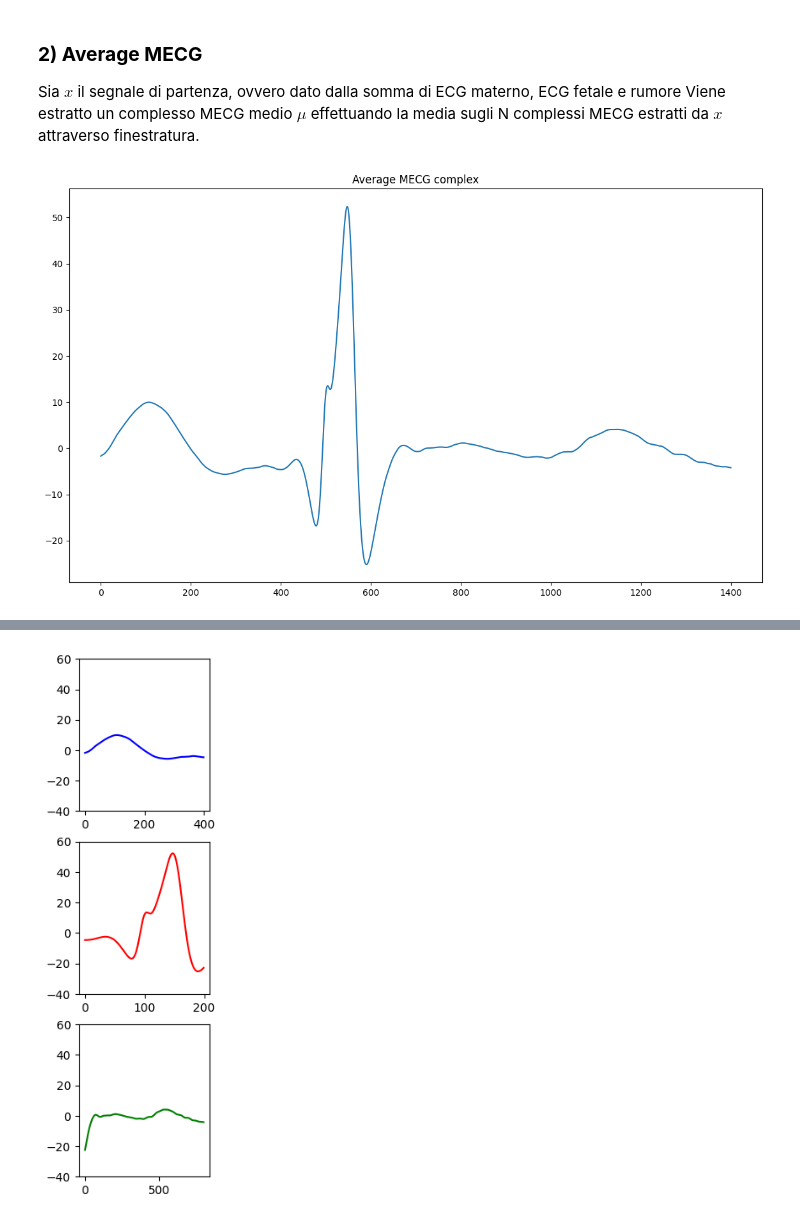
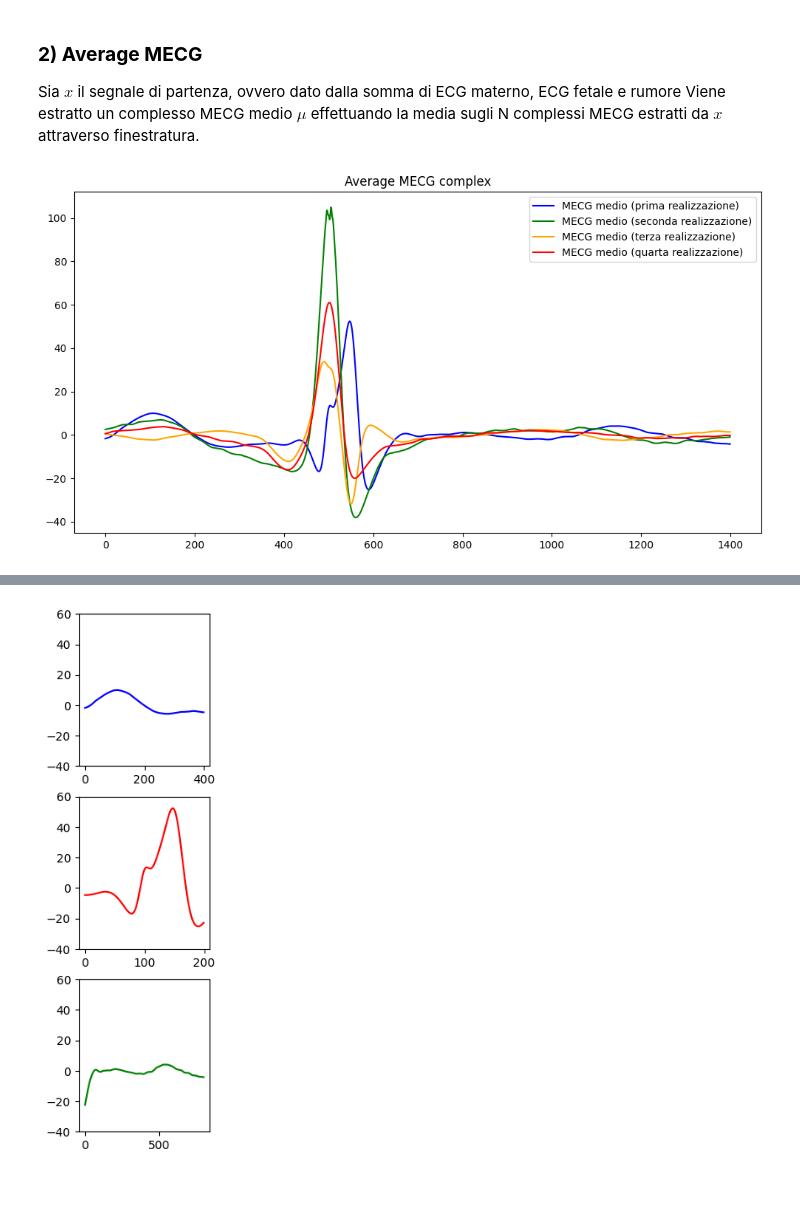
Before and after one commit to EmanueleGiavardi/BSP_project, a Jupyter notebook: test.ipynb, the cells around one changed output, grey strips where cells are left out. Cells and saved outputs as stored; diff of their text form; code cells hidden in the pictures; blank space fills up the shorter version.

Commit message:
estesa procedura di cancellazione dell'MECG a tutti i canali

```diff
--- a/test.ipynb
+++ b/test.ipynb
@@ -362,18 +359,8 @@ La finestra avrà una durata di 1.40 s, di cui
 - 0.25 prima del picco QRS
 - 0.45 dopo il picco QRS
 # %%
-MECGs = []
-
 P_wave_duration_seconds = 0.20
 T_wave_duration_seconds = 0.40
 
 samples_before_QRS = (P_wave_duration_seconds + duration_template_seconds/2) * new_sf
 samples_after_QRS = (T_wave_duration_seconds + duration_template_seconds/2) * new_sf
-
-x = upsampled_SP[0]
-
-for qrs_peak in peaks:
-    if (qrs_peak - samples_before_QRS > 0 and qrs_peak + samples_after_QRS < len(x)):
-        window = x[int(qrs_peak - samples_before_QRS):int(qrs_peak + samples_after_QRS)]
-        #print(qrs_peak - samples_before_QRS, qrs_peak + samples_after_QRS)
-        MECGs.append(window)
@@ -382,15 +407,30 @@ for qrs_peak in peaks:
 
 Sia $x$ il segnale di partenza, ovvero dato dalla somma di ECG materno, ECG fetale e rumore
 Viene estratto un complesso MECG medio $μ$ effettuando la media sugli N complessi MECG estratti da $x$ attraverso finestratura.
-# %%
-mu = np.mean(MECGs, axis=0)
-
-plt.figure(figsize=(14, 8))
-plt.plot(mu)
-plt.title("Average MECG complex")
-plt.show()
-# %% [output]
-[figure, removed]
+# %%
+# salvataggio dei complessi ECG materni medi per ogni realizzazione in un array:
+# MECG_averages[0] -> mu_1: MECG medio della prima realizzazione
+# MECG_averages[1] -> mu_2: MECG medio della seconda realizzazione
+# MECG_averages[2] -> mu_3: MECG medio della terza realizzazione
+# MECG_averages[3] -> mu_4: MECG medio della quarta realizzazione
+
+MECG_averages = []
+
+for realization in AECGs_dict:
+    MECGs = AECGs_dict[realization]
+    mu = np.mean(MECGs, axis=0)
+    MECG_averages.append(mu)
+
+plt.figure(figsize=(12, 6))
+plt.plot(MECG_averages[0], color='blue', label="MECG medio (prima realizzazione)")
+plt.plot(MECG_averages[1], color='green', label="MECG medio (seconda realizzazione)")
+plt.plot(MECG_averages[2], color='orange', label="MECG medio (terza realizzazione)")
+plt.plot(MECG_averages[3], color='red', label="MECG medio (quarta realizzazione)")
+plt.legend()
+plt.title("Average MECG complex")
+plt.show()
+# %% [output]
+[figure, added]
 # %% [markdown]
 ### **3) MECG Scaling & Subtraction using MSE minimization**
 
```
Also changed, not shown: parts of 14 cells of this notebook.
